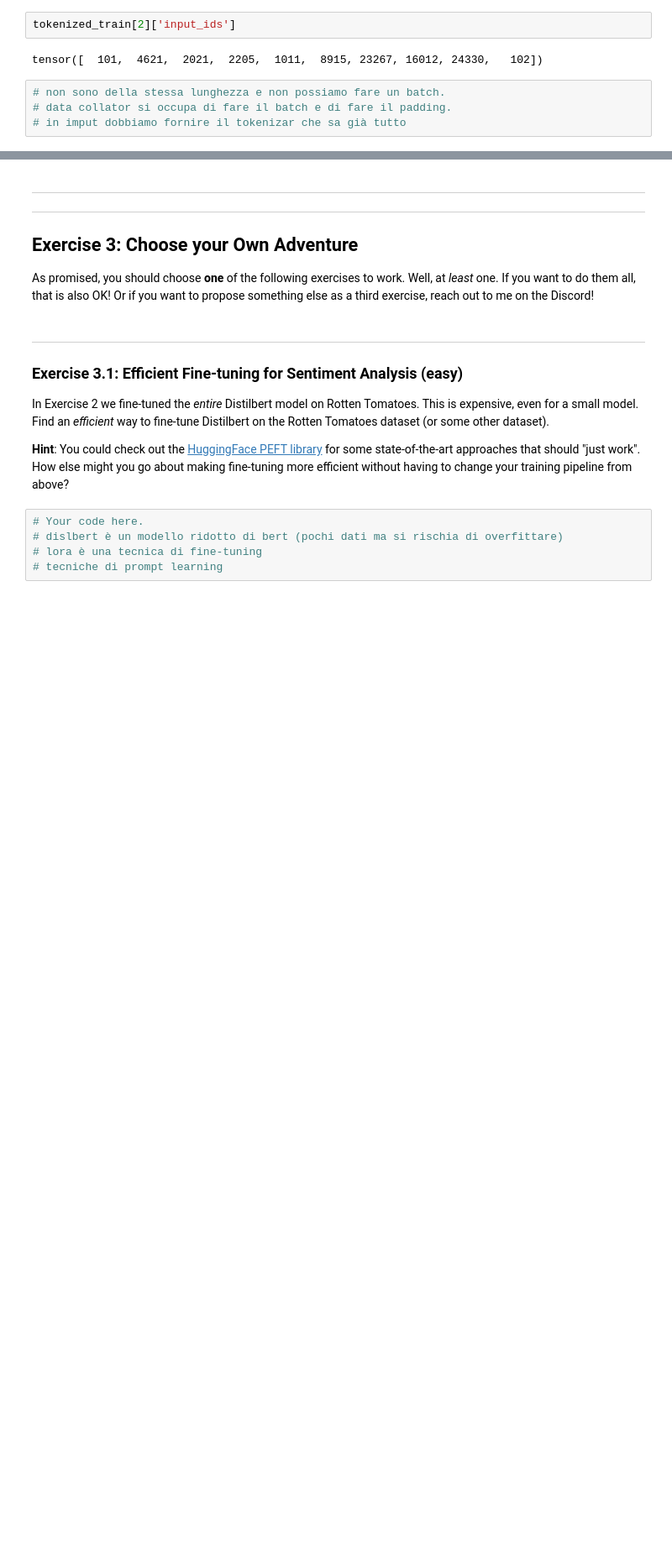
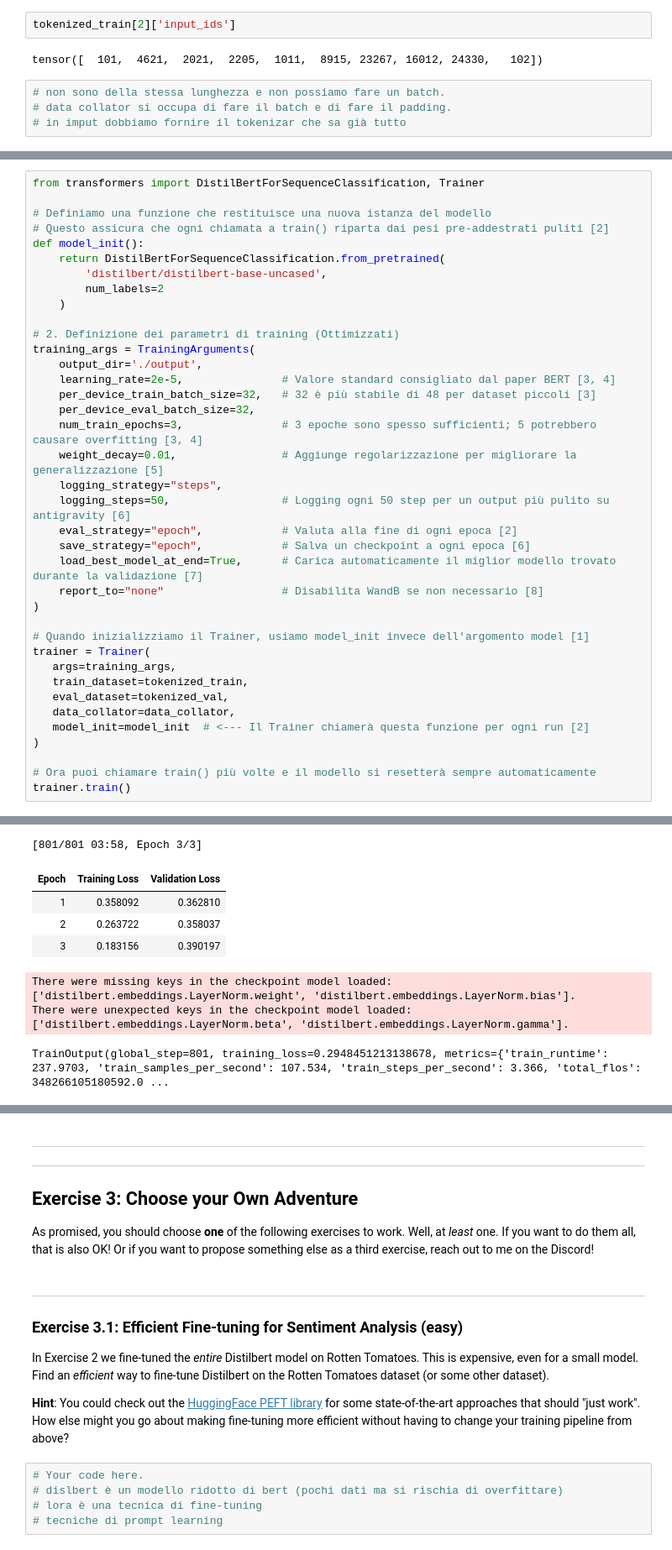
Before and after one commit to francesco-faggioli/DLA_Lab, a Jupyter notebook: DLA_Lab2/DLA-Lab2.ipynb, the cells around one changed output, grey strips where cells are left out. Shown at 84% size. Saved outputs shown, nothing was run; the diff lists cells and outputs as text; blank space fills up the shorter version.

```diff
--- a/DLA_Lab2/DLA-Lab2.ipynb
+++ b/DLA_Lab2/DLA-Lab2.ipynb
@@ -541,0 +598,39 @@ ImportError: Using the `Trainer` with `PyTorch` requires `accelerate>=1.1.0`: Pl
+# %%
+from transformers import DistilBertForSequenceClassification, Trainer
+
+# Definiamo una funzione che restituisce una nuova istanza del modello
+# Questo assicura che ogni chiamata a train() riparta dai pesi pre-addestrati puliti [2]
+def model_init():
+    return DistilBertForSequenceClassification.from_pretrained(
+        'distilbert/distilbert-base-uncased',
+        num_labels=2
+    )
+
+# 2. Definizione dei parametri di training (Ottimizzati)
+training_args = TrainingArguments(
+    output_dir='./output',
+    learning_rate=2e-5,               # Valore standard consigliato dal paper BERT [3, 4]
+    per_device_train_batch_size=32,   # 32 è più stabile di 48 per dataset piccoli [3]
+    per_device_eval_batch_size=32,
+    num_train_epochs=3,               # 3 epoche sono spesso sufficienti; 5 potrebbero causare overfitting [3, 4]
+    weight_decay=0.01,                # Aggiunge regolarizzazione per migliorare la generalizzazione [5]
+    logging_strategy="steps",
+    logging_steps=50,                 # Logging ogni 50 step per un output più pulito su antigravity [6]
+    eval_strategy="epoch",            # Valuta alla fine di ogni epoca [2]
+    save_strategy="epoch",            # Salva un checkpoint a ogni epoca [6]
+    load_best_model_at_end=True,      # Carica automaticamente il miglior modello trovato durante la validazione [7]
+    report_to="none"                  # Disabilita WandB se non necessario [8]
+)
+
+# Quando inizializziamo il Trainer, usiamo model_init invece dell'argomento model [1]
+trainer = Trainer(
+   args=training_args,
+   train_dataset=tokenized_train,
+   eval_dataset=tokenized_val,
+   data_collator=data_collator,
+   model_init=model_init  # <--- Il Trainer chiamerà questa funzione per ogni run [2]
+)
+
+# Ora puoi chiamare train() più volte e il modello si resetterà sempre automaticamente
+trainer.train()
+# %% [output]
@@ -541,0 +654,8 @@ ImportError: Using the `Trainer` with `PyTorch` requires `accelerate>=1.1.0`: Pl
+[801/801 03:58, Epoch 3/3]
+| Epoch | Training Loss | Validation Loss |
+| 1 | 0.358092 | 0.362810 |
+| 2 | 0.263722 | 0.358037 |
+| 3 | 0.183156 | 0.390197 |
+There were missing keys in the checkpoint model loaded: ['distilbert.embeddings.LayerNorm.weight', 'distilbert.embeddings.LayerNorm.bias'].
+There were unexpected keys in the checkpoint model loaded: ['distilbert.embeddings.LayerNorm.beta', 'distilbert.embeddings.LayerNorm.gamma'].
+TrainOutput(global_step=801, training_loss=0.2948451213138678, metrics={'train_runtime': 237.9703, 'train_samples_per_second': 107.534, 'train_steps_per_second': 3.366, 'total_flos': 348266105180592.0 ...
```
Also changed, not shown: parts of 19 cells of this notebook.
